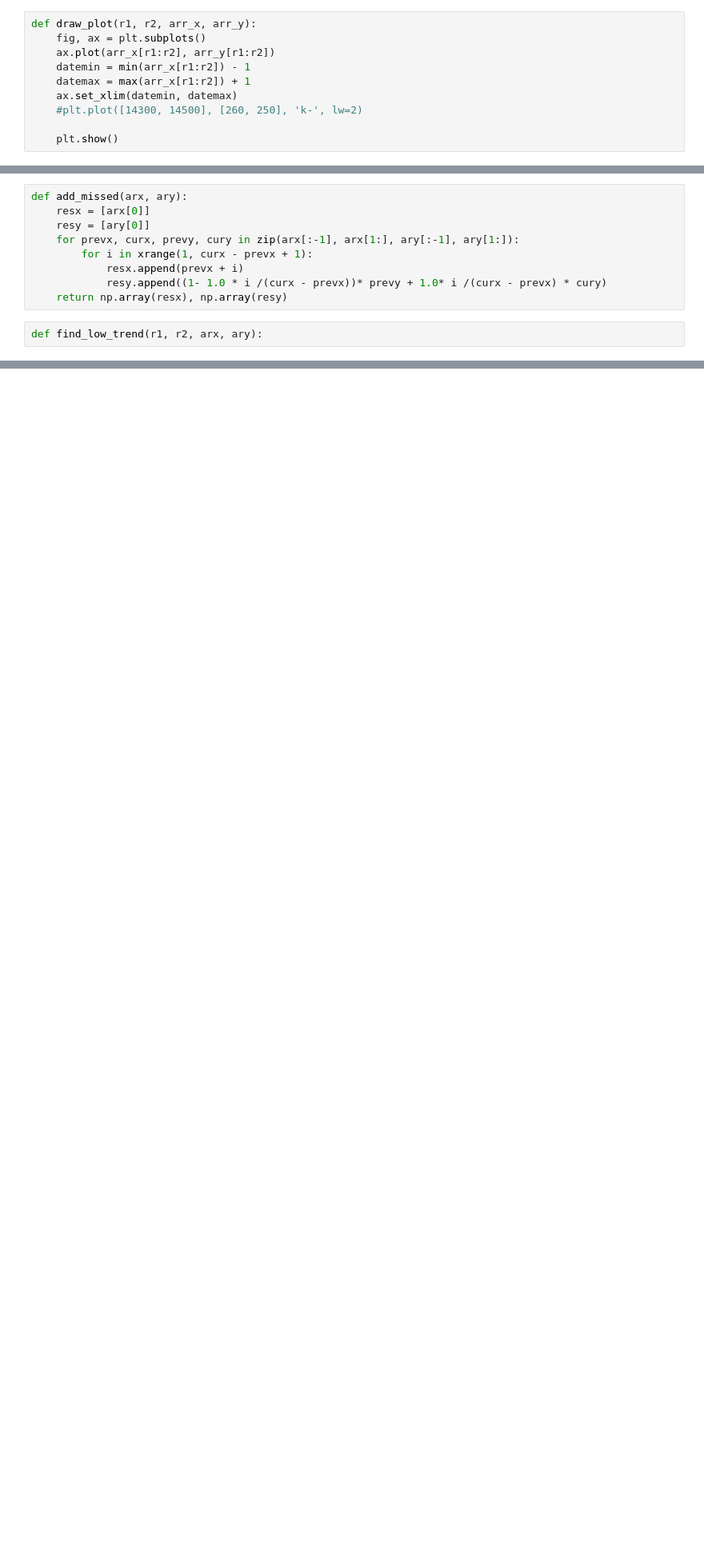
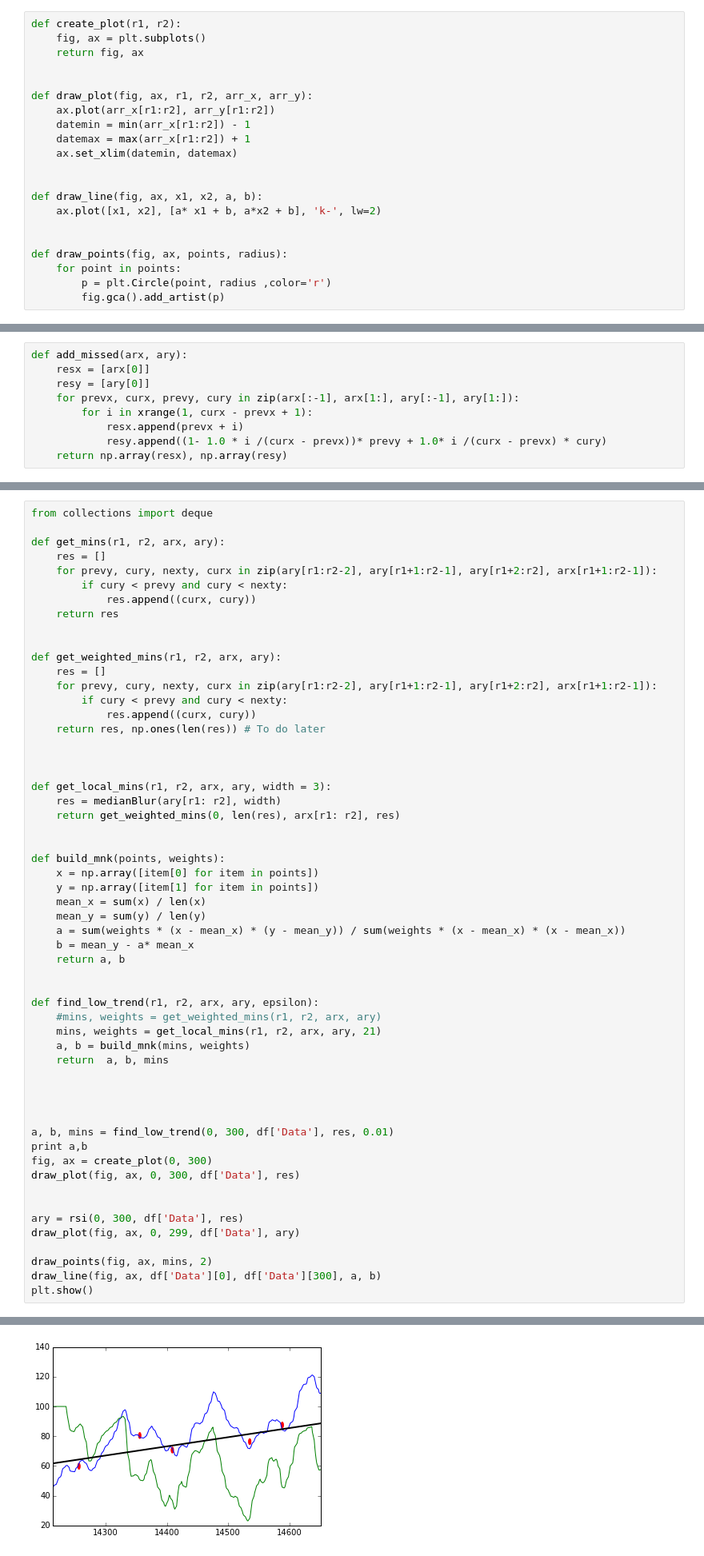
Before and after one commit to Anastasiya-Zhyrkevich/Notebooks, a Jupyter notebook: Untitled.ipynb, the cells around one changed output, grey strips where cells are left out. Shown at 80% size. Saved outputs shown, nothing was run; the diff lists cells and outputs as text; blank space fills up the shorter version.

Commit message:
medianBlur 0 300

```diff
--- a/Untitled.ipynb
+++ b/Untitled.ipynb
@@ -17,15 +17,26 @@ Populating the interactive namespace from numpy and matplotlib
 | 3 | 12/9/2008 | 48.36 | 50.02 | 48.06 | 48.94 | 7400 |
 | 4 | 12/10/2008 | 52.10 | 53.04 | 51.40 | 52.84 | 10700 |
 # %%
-def draw_plot(r1, r2, arr_x, arr_y):
+def create_plot(r1, r2):
     fig, ax = plt.subplots()
+    return fig, ax
+
+
+def draw_plot(fig, ax, r1, r2, arr_x, arr_y):
     ax.plot(arr_x[r1:r2], arr_y[r1:r2])
     datemin = min(arr_x[r1:r2]) - 1
     datemax = max(arr_x[r1:r2]) + 1
     ax.set_xlim(datemin, datemax)
-    #plt.plot([14300, 14500], [260, 250], 'k-', lw=2)
 
-    plt.show()
+
+def draw_line(fig, ax, x1, x2, a, b):
+    ax.plot([x1, x2], [a* x1 + b, a*x2 + b], 'k-', lw=2)
+
+
+def draw_points(fig, ax, points, radius):
+    for point in points:
+        p = plt.Circle(point, radius ,color='r')
+        fig.gca().add_artist(p)
 # %%
 def convert_data_to_int(df):
     l = []
@@ -90,5 +66,3 @@ def add_missed(arx, ary):
             resx.append(prevx + i)
             resy.append((1- 1.0 * i /(curx - prevx))* prevy + 1.0* i /(curx - prevx) * cury)
     return np.array(resx), np.array(resy)
-# %%
-def find_low_trend(r1, r2, arx, ary):
@@ -96,0 +140,57 @@ SyntaxError: unexpected EOF while parsing (<ipython-input-37-09b6a65fc082>, line
+# %%
+from collections import deque
+
+def get_mins(r1, r2, arx, ary):
+    res = []
+    for prevy, cury, nexty, curx in zip(ary[r1:r2-2], ary[r1+1:r2-1], ary[r1+2:r2], arx[r1+1:r2-1]):
+        if cury < prevy and cury < nexty:
+            res.append((curx, cury))
+    return res
+
+
+def get_weighted_mins(r1, r2, arx, ary):
+    res = []
+    for prevy, cury, nexty, curx in zip(ary[r1:r2-2], ary[r1+1:r2-1], ary[r1+2:r2], arx[r1+1:r2-1]):
+        if cury < prevy and cury < nexty:
+            res.append((curx, cury))
+    return res, np.ones(len(res)) # To do later
+
+
+
+def get_local_mins(r1, r2, arx, ary, width = 3):
+    res = medianBlur(ary[r1: r2], width)
+    return get_weighted_mins(0, len(res), arx[r1: r2], res)
+
+
+def build_mnk(points, weights):
+    x = np.array([item[0] for item in points])
+    y = np.array([item[1] for item in points])
+    mean_x = sum(x) / len(x)
+    mean_y = sum(y) / len(y)
+    a = sum(weights * (x - mean_x) * (y - mean_y)) / sum(weights * (x - mean_x) * (x - mean_x))
+    b = mean_y - a* mean_x
+    return a, b
+
+
+def find_low_trend(r1, r2, arx, ary, epsilon):
+    #mins, weights = get_weighted_mins(r1, r2, arx, ary)
+    mins, weights = get_local_mins(r1, r2, arx, ary, 21)
+    a, b = build_mnk(mins, weights)
+    return  a, b, mins
+
+
+
+
+a, b, mins = find_low_trend(0, 300, df['Data'], res, 0.01)
+print a,b
+fig, ax = create_plot(0, 300)
+draw_plot(fig, ax, 0, 300, df['Data'], res)
+
+
+ary = rsi(0, 300, df['Data'], res)
+draw_plot(fig, ax, 0, 299, df['Data'], ary)
+
+draw_points(fig, ax, mins, 2)
+draw_line(fig, ax, df['Data'][0], df['Data'][300], a, b)
+plt.show()
+# %% [output]
@@ -96,0 +198 @@ SyntaxError: unexpected EOF while parsing (<ipython-input-37-09b6a65fc082>, line
+[figure, added]
```
Also changed, not shown: parts of 11 cells of this notebook.
